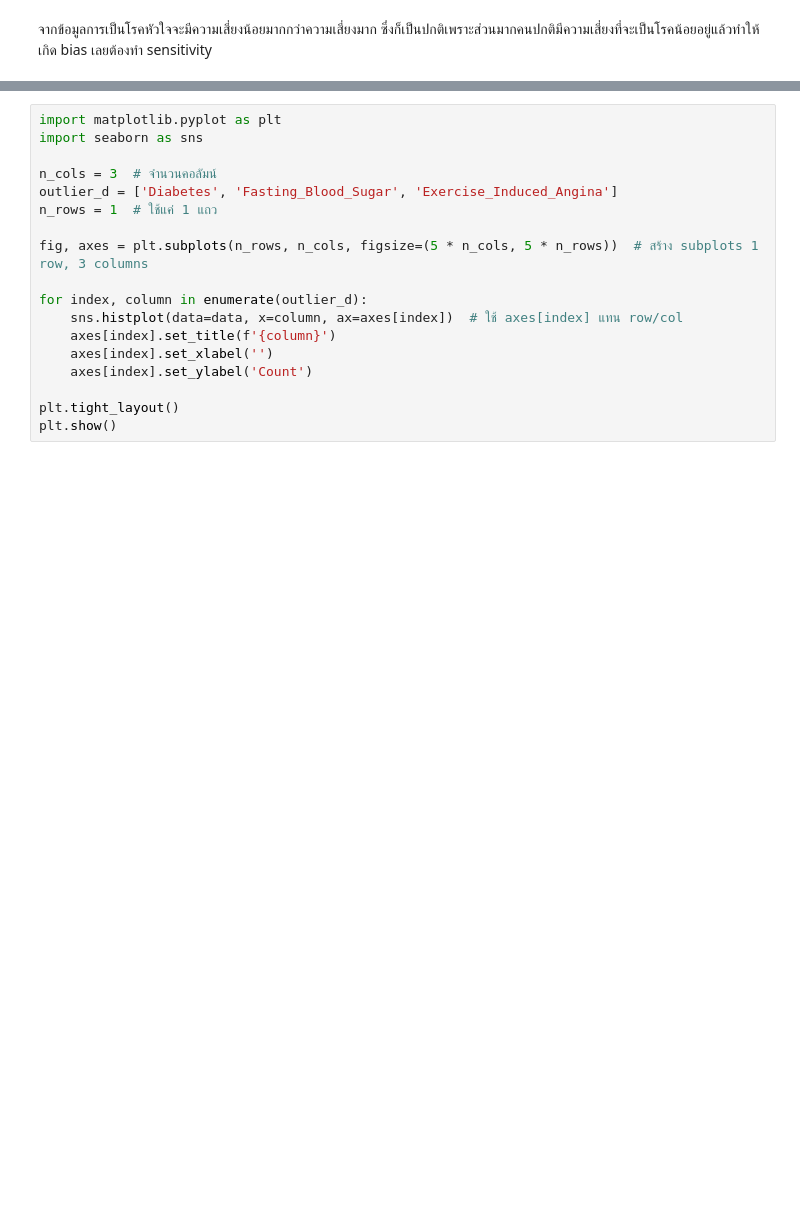
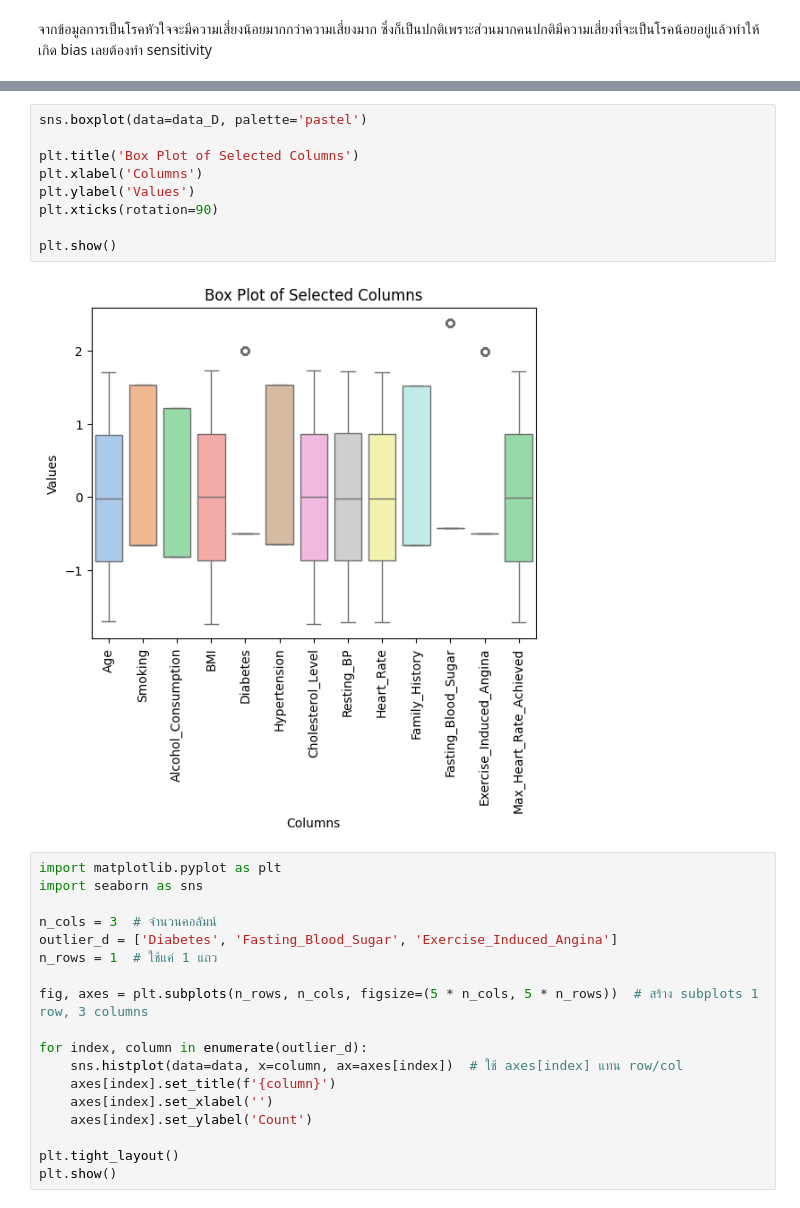
Before and after one commit to Rlaal19/AI, a Jupyter notebook: Miniproject_Model/Data_Understanding_1.ipynb, the cells around one changed output, grey strips where cells are left out. Saved outputs shown, nothing was run; the diff lists cells and outputs as text; blank space fills up the shorter version.

Commit message:
new plot graph

```diff
--- a/Miniproject_Model/Data_Understanding_1.ipynb
+++ b/Miniproject_Model/Data_Understanding_1.ipynb
@@ -115,3 +114,14 @@ plt.show()
+# %%
+sns.boxplot(data=data_D, palette='pastel')
+
+plt.title('Box Plot of Selected Columns')
+plt.xlabel('Columns')
+plt.ylabel('Values')
+plt.xticks(rotation=90)
+
+plt.show()
+# %% [output]
+[figure, added]
 # %%
 import matplotlib.pyplot as plt
 import seaborn as sns
```
Also changed, not shown: parts of 7 cells of this notebook, 2 other files.
